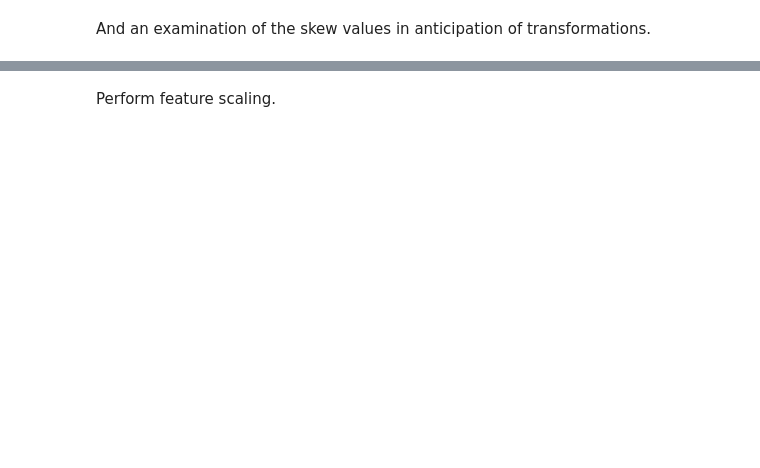
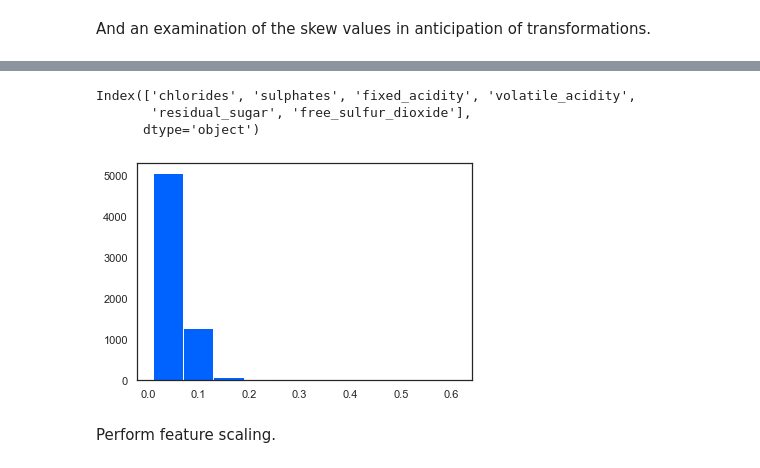
Before and after one commit to HyosikMoon/Coursera, a Jupyter notebook: Machine_Learning/Course4_Unsupervised_Machine_Learning/Clustering_Algorithms/04c_LAB_Clustering_Methods.ipynb, the cells around one changed output, grey strips where cells are left out. Cells and saved outputs as stored; diff of their text form; code cells hidden in the pictures; blank space fills up the shorter version.

```diff
--- a/Machine_Learning/Course4_Unsupervised_Machine_Learning/Clustering_Algorithms/04c_LAB_Clustering_Methods.ipynb
+++ b/Machine_Learning/Course4_Unsupervised_Machine_Learning/Clustering_Algorithms/04c_LAB_Clustering_Methods.ipynb
@@ -143,3 +220,14 @@ skew_columns
+# %%
+skew_columns.index
+# %% [output]
+Index(['chlorides', 'sulphates', 'fixed_acidity', 'volatile_acidity',
+       'residual_sugar', 'free_sulfur_dioxide'],
+      dtype='object')
+# %%
+a = data[list(skew_columns.index)]
+plt.hist(a['chlorides']);
+# %% [output]
+[figure, added]
 # %%
 # Perform log transform on skewed columns
 for col in skew_columns.index.tolist():
```
Also changed, not shown: parts of 14 cells of this notebook.
